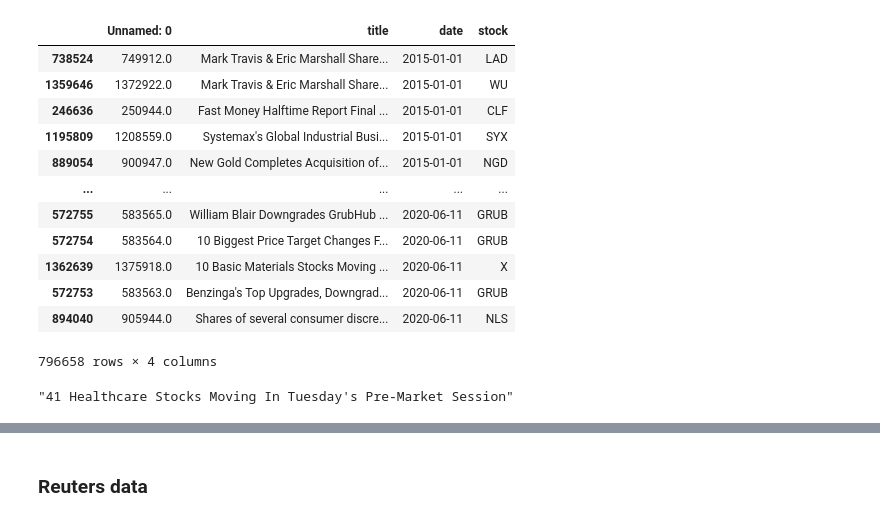
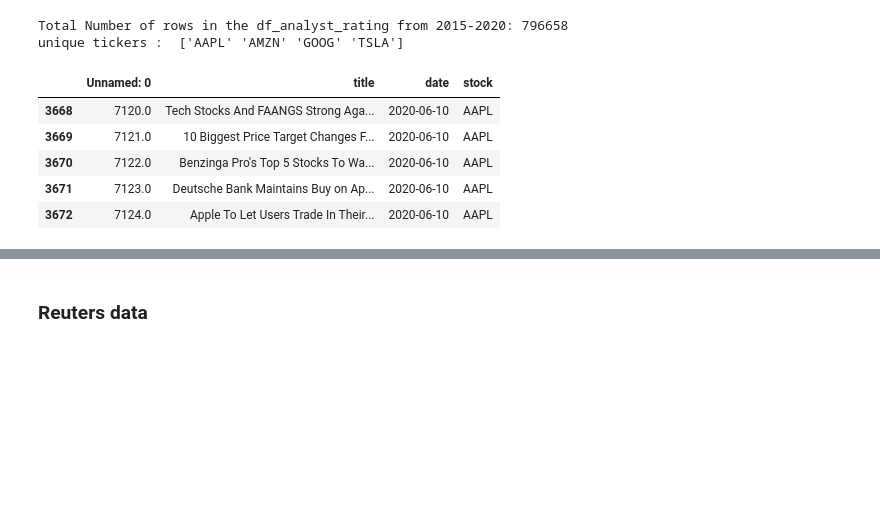
Before and after one commit to sohamthirty/Stock-Price-Prediction-with-Sentiment-Analysis, a Jupyter notebook: Financial_news.ipynb, the cells around one changed output, grey strips where cells are left out. Saved outputs shown, nothing was run; the diff lists cells and outputs as text; code cells hidden in the pictures; blank space fills up the shorter version.

```diff
--- a/Financial_news.ipynb
+++ b/Financial_news.ipynb
@@ -163,2 +14,0 @@ df_analytics['date'] = pd.to_datetime(df_analytics['date'], errors='coerce', utc
-# %%
-df_analytics['date'] = df_analytics['date'].dt.date
@@ -171,20 +36,0 @@ filtered_df_analytics = df_analytics.loc[(df_analytics['date'] >= startdate) & (
-# %%
-filtered_df_analytics.sort_values(by='date')
-# %% [output]
-|  | Unnamed: 0 | title | date | stock |
-| 738524 | 749912.0 | Mark Travis & Eric Marshall Share... | 2015-01-01 | LAD |
-| 1359646 | 1372922.0 | Mark Travis & Eric Marshall Share... | 2015-01-01 | WU |
-| 246636 | 250944.0 | Fast Money Halftime Report Final ... | 2015-01-01 | CLF |
-| 1195809 | 1208559.0 | Systemax's Global Industrial Busi... | 2015-01-01 | SYX |
-| 889054 | 900947.0 | New Gold Completes Acquisition of... | 2015-01-01 | NGD |
-| ... | ... | ... | ... | ... |
-| 572755 | 583565.0 | William Blair Downgrades GrubHub ... | 2020-06-11 | GRUB |
-| 572754 | 583564.0 | 10 Biggest Price Target Changes F... | 2020-06-11 | GRUB |
-| 1362639 | 1375918.0 | 10 Basic Materials Stocks Moving ... | 2020-06-11 | X |
-| 572753 | 583563.0 | Benzinga's Top Upgrades, Downgrad... | 2020-06-11 | GRUB |
-| 894040 | 905944.0 | Shares of several consumer discre... | 2020-06-11 | NLS |
-796658 rows × 4 columns
-# %%
-filtered_df_analytics['title'][77]
-# %% [output]
-"41 Healthcare Stocks Moving In Tuesday's Pre-Market Session"
@@ -190,0 +49,12 @@ filtered_df_analytics['title'][77]
+# %%
+filtered_analytics  = get_statistics(df_analytics)
+filtered_analytics.head()
+# %% [output]
+Total Number of rows in the df_analyst_rating from 2015-2020: 796658
+unique tickers :  ['AAPL' 'AMZN' 'GOOG' 'TSLA']
+|  | Unnamed: 0 | title | date | stock |
+| 3668 | 7120.0 | Tech Stocks And FAANGS Strong Aga... | 2020-06-10 | AAPL |
+| 3669 | 7121.0 | 10 Biggest Price Target Changes F... | 2020-06-10 | AAPL |
+| 3670 | 7122.0 | Benzinga Pro's Top 5 Stocks To Wa... | 2020-06-10 | AAPL |
+| 3671 | 7123.0 | Deutsche Bank Maintains Buy on Ap... | 2020-06-10 | AAPL |
+| 3672 | 7124.0 | Apple To Let Users Trade In Their... | 2020-06-10 | AAPL |
```
Also changed, not shown: parts of 19 cells of this notebook.
